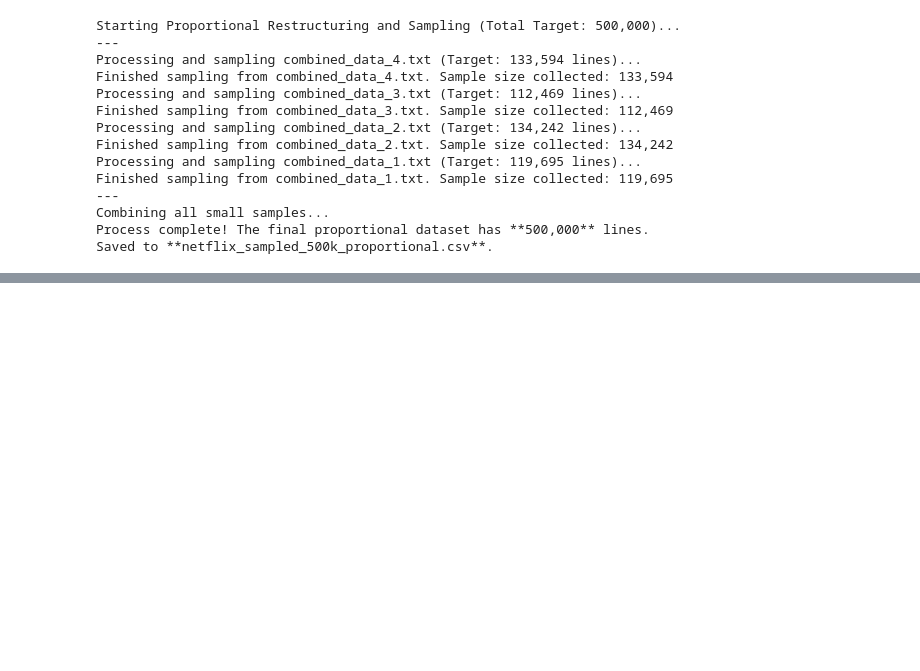
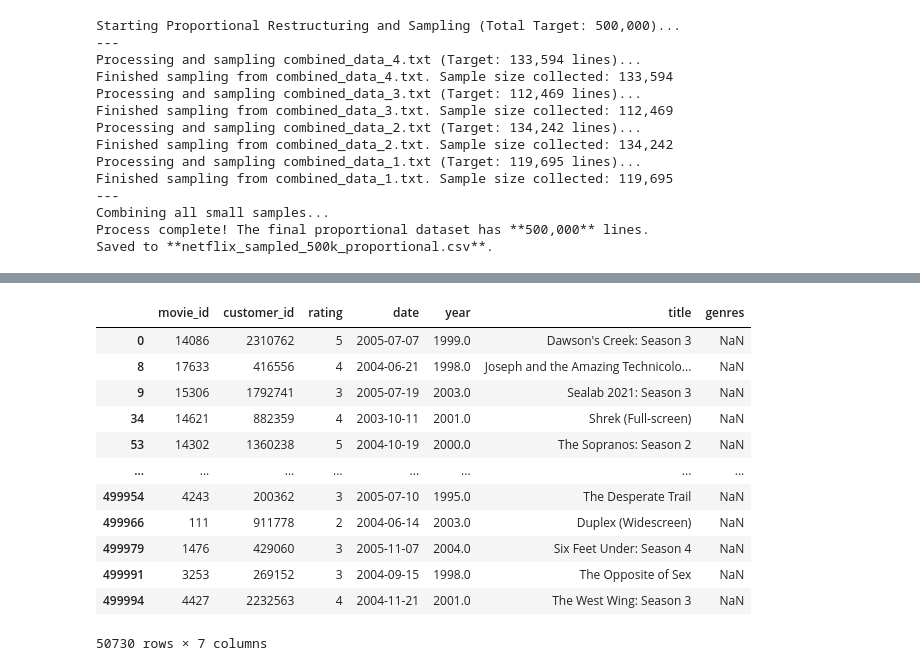
Before and after one commit to Vamina/Project_NetflixPrize, a Jupyter notebook: netflix_data_manag.ipynb, the cells around one changed output, grey strips where cells are left out. Cells and saved outputs as stored; diff of their text form; code cells hidden in the pictures; blank space fills up the shorter version.

```diff
--- a/netflix_data_manag.ipynb
+++ b/netflix_data_manag.ipynb
@@ -128,0 +259,6 @@ df
+# %%
+### change type for the year and date variables which are strings
+
+df["date"] = pd.to_datetime(df["date"])
+df['year'] = pd.to_numeric(df['year'], errors='coerce')
+df.info() ### On voit bien que maintenant tout est dans le bon format
@@ -128,0 +300,3 @@ df
+# %%
+#let's drop them for now (@Paulo being only three titles we could fill them with the real values, opinions? )
+df = df.dropna(subset={"year"})
@@ -128,0 +318,17 @@ df
+# %%
+#we have missing data in the genre column so let's visualize them
+df.loc[(df['genres'].isna())]
+# %% [output]
+|  | movie_id | customer_id | rating | date | year | title | genres |
+| 0 | 14086 | 2310762 | 5 | 2005-07-07 | 1999.0 | Dawson's Creek: Season 3 | NaN |
+| 8 | 17633 | 416556 | 4 | 2004-06-21 | 1998.0 | Joseph and the Amazing Technicolo... | NaN |
+| 9 | 15306 | 1792741 | 3 | 2005-07-19 | 2003.0 | Sealab 2021: Season 3 | NaN |
+| 34 | 14621 | 882359 | 4 | 2003-10-11 | 2001.0 | Shrek (Full-screen) | NaN |
+| 53 | 14302 | 1360238 | 5 | 2004-10-19 | 2000.0 | The Sopranos: Season 2 | NaN |
+| ... | ... | ... | ... | ... | ... | ... | ... |
+| 499954 | 4243 | 200362 | 3 | 2005-07-10 | 1995.0 | The Desperate Trail | NaN |
+| 499966 | 111 | 911778 | 2 | 2004-06-14 | 2003.0 | Duplex (Widescreen) | NaN |
+| 499979 | 1476 | 429060 | 3 | 2005-11-07 | 2004.0 | Six Feet Under: Season 4 | NaN |
+| 499991 | 3253 | 269152 | 3 | 2004-09-15 | 1998.0 | The Opposite of Sex | NaN |
+| 499994 | 4427 | 2232563 | 4 | 2004-11-21 | 2001.0 | The West Wing: Season 3 | NaN |
+50730 rows × 7 columns
```
Also changed, not shown: parts of 26 cells of this notebook, 4 other files.
